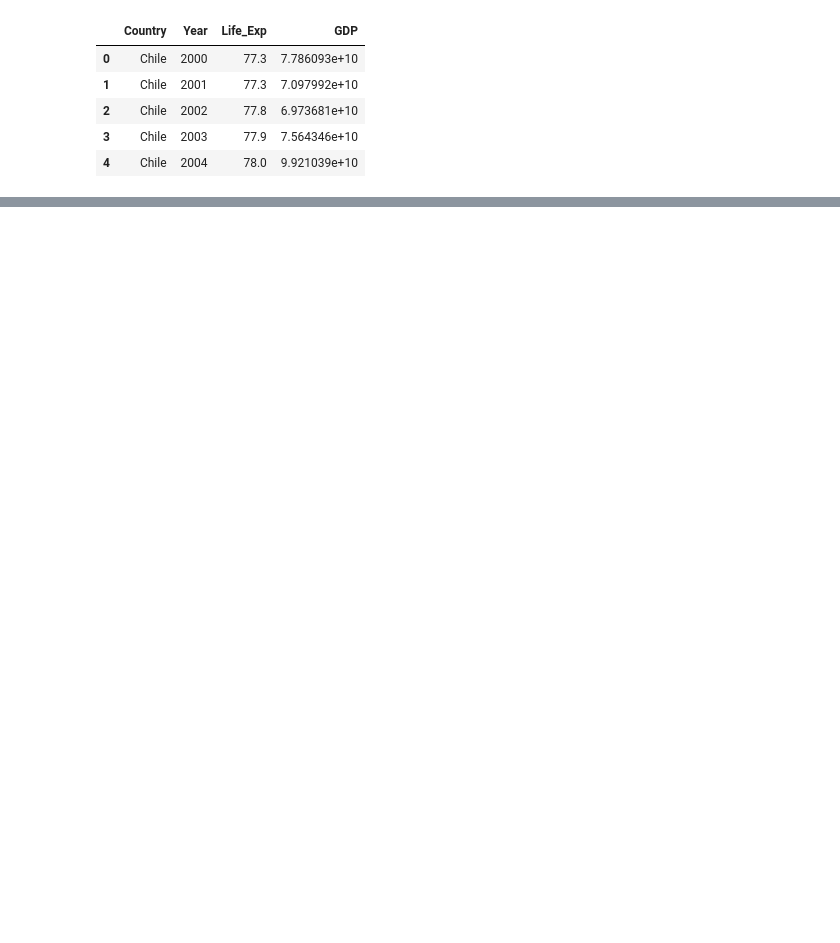
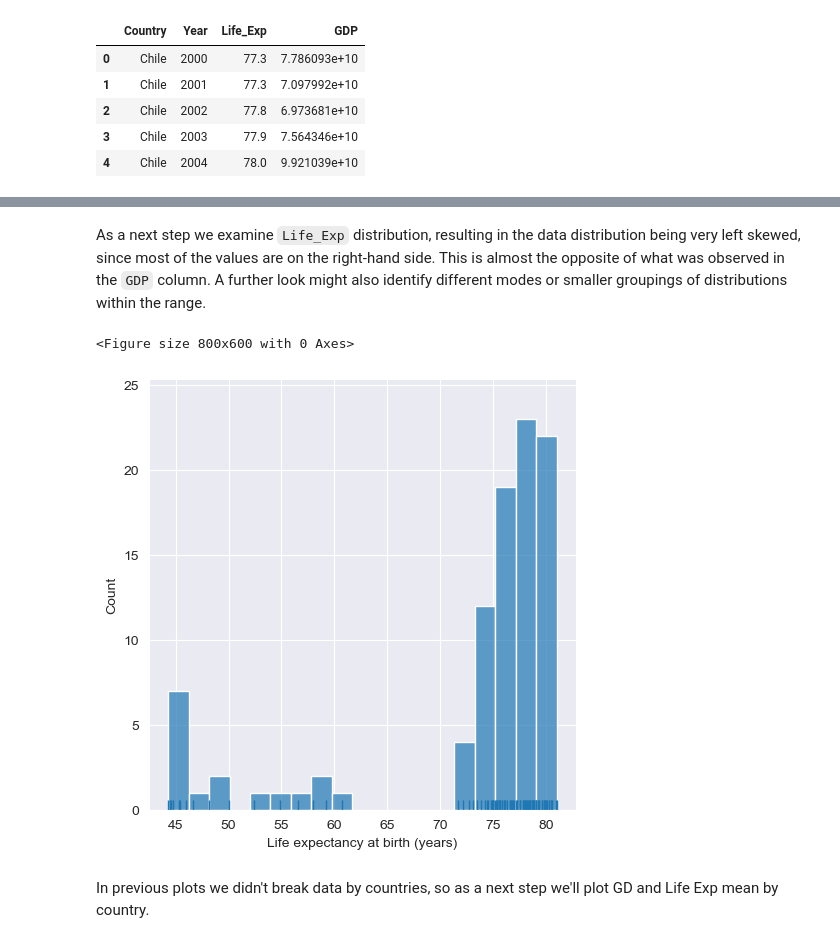
Before and after one commit to dorinMaraku/Life-Expectancy-and-GDP-Starter, a Jupyter notebook: life_expectancy_gdp.ipynb, the cells around one changed output, grey strips where cells are left out. Saved outputs shown, nothing was run; the diff lists cells and outputs as text; code cells hidden in the pictures; blank space fills up the shorter version.

```diff
--- a/life_expectancy_gdp.ipynb
+++ b/life_expectancy_gdp.ipynb
@@ -169,0 +102,13 @@ sns.histplot(data = df, x='Year', y='GDP_Fluct', hue='Country');
+# %% [markdown]
+As a next step we examine `Life_Exp` distribution, resulting in the data distribution being very left skewed, since most of the values are on the right-hand side. This is almost the opposite of what was observed in the `GDP` column. A further look might also identify different modes or smaller groupings of distributions within the range.
+# %%
+plt.figure(figsize=(8,6))
+sns.displot(df.Life_Exp, rug=True, kind='hist', alpha=0.7)
+plt.xlabel('Life expectancy at birth (years)')
+plt.show()
+plt.close()
+# %% [output]
+<Figure size 800x600 with 0 Axes>
+[figure, added]
+# %% [markdown]
+In previous plots we didn't break data by countries, so as a next step we'll plot GD and Life Exp mean by country.
```
Also changed, not shown: parts of 63 cells of this notebook.
